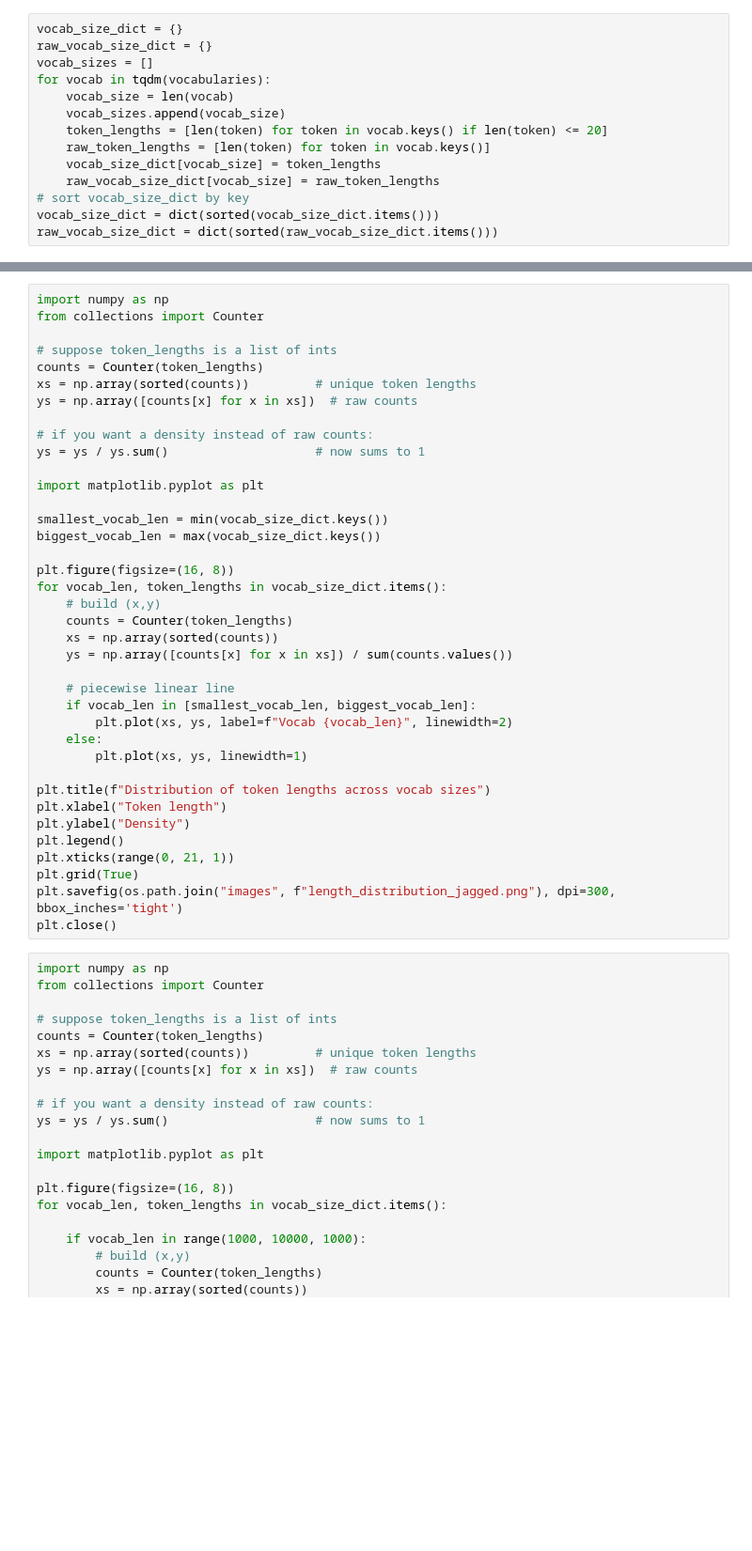
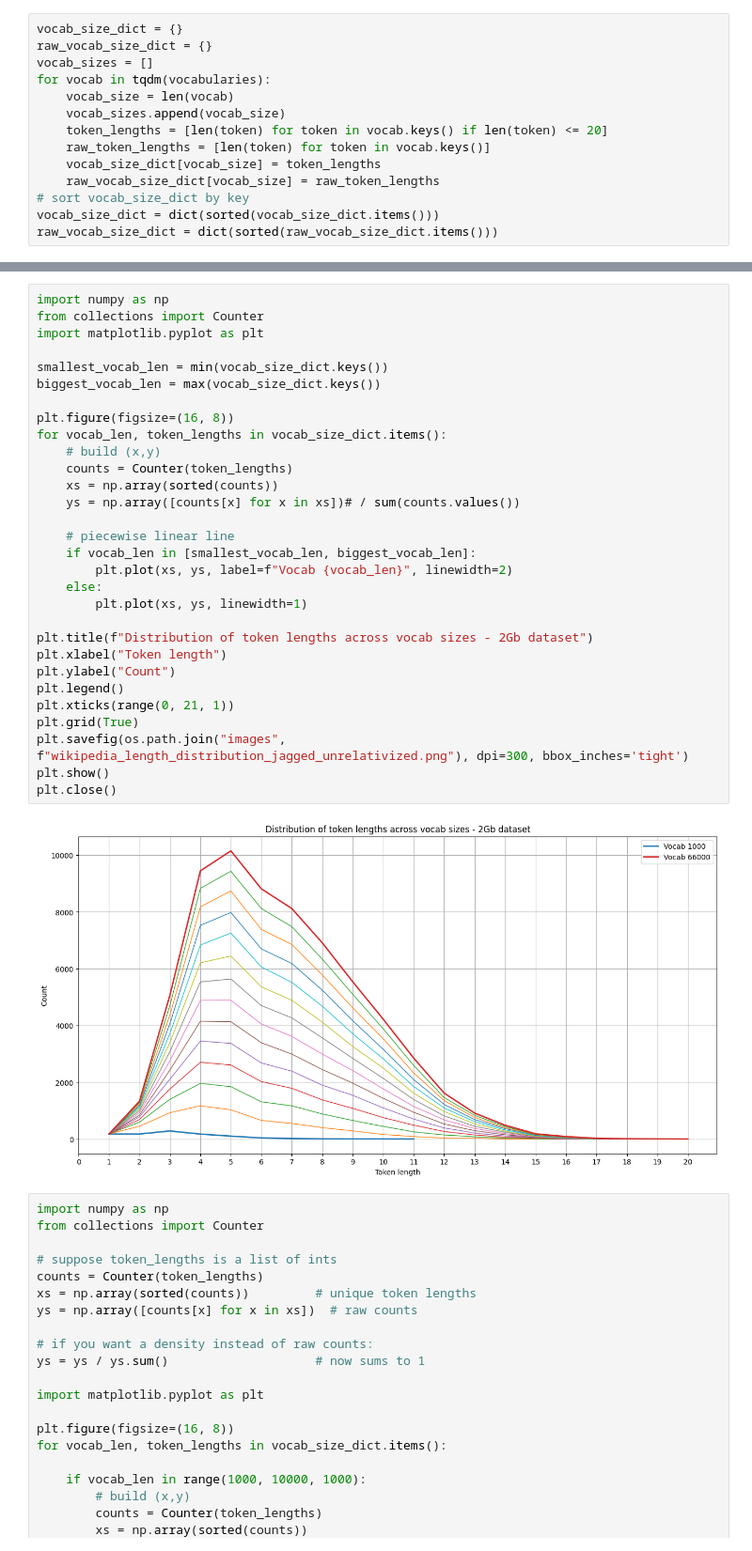
Before and after one commit to ramiluisto/tokenizer_evolutions, a Jupyter notebook: sandbox.ipynb, the cells around one changed output, grey strips where cells are left out. Shown at 94% size. Drawn from its saved outputs; the diff is of its cells as text; blank space fills up the shorter version.

```diff
--- a/sandbox.ipynb
+++ b/sandbox.ipynb
@@ -122,41 +256,35 @@ plt.close()
 # %%
 import numpy as np
 from collections import Counter
-
-# suppose token_lengths is a list of ints
-counts = Counter(token_lengths)
-xs = np.array(sorted(counts))         # unique token lengths
-ys = np.array([counts[x] for x in xs])  # raw counts
-
-# if you want a density instead of raw counts:
-ys = ys / ys.sum()                    # now sums to 1
-
 import matplotlib.pyplot as plt
 
 smallest_vocab_len = min(vocab_size_dict.keys())
 biggest_vocab_len = max(vocab_size_dict.keys())
 
 plt.figure(figsize=(16, 8))
 for vocab_len, token_lengths in vocab_size_dict.items():
     # build (x,y)
     counts = Counter(token_lengths)
     xs = np.array(sorted(counts))
-    ys = np.array([counts[x] for x in xs]) / sum(counts.values())
+    ys = np.array([counts[x] for x in xs])# / sum(counts.values())
 
     # piecewise linear line
     if vocab_len in [smallest_vocab_len, biggest_vocab_len]:
         plt.plot(xs, ys, label=f"Vocab {vocab_len}", linewidth=2)
     else:
         plt.plot(xs, ys, linewidth=1)
 
-plt.title(f"Distribution of token lengths across vocab sizes")
+plt.title(f"Distribution of token lengths across vocab sizes - 2Gb dataset")
 plt.xlabel("Token length")
-plt.ylabel("Density")
+plt.ylabel("Count")
 plt.legend()
 plt.xticks(range(0, 21, 1))
 plt.grid(True)
-plt.savefig(os.path.join("images", f"length_distribution_jagged.png"), dpi=300, bbox_inches='tight')
+plt.savefig(os.path.join("images", f"wikipedia_length_distribution_jagged_unrelativized.png"), dpi=300, bbox_inches='tight')
+plt.show()
 plt.close()
+# %% [output]
+[figure, added]
 # %%
 import numpy as np
 from collections import Counter
```
Also changed, not shown: parts of 10 cells of this notebook, 12 other files.
